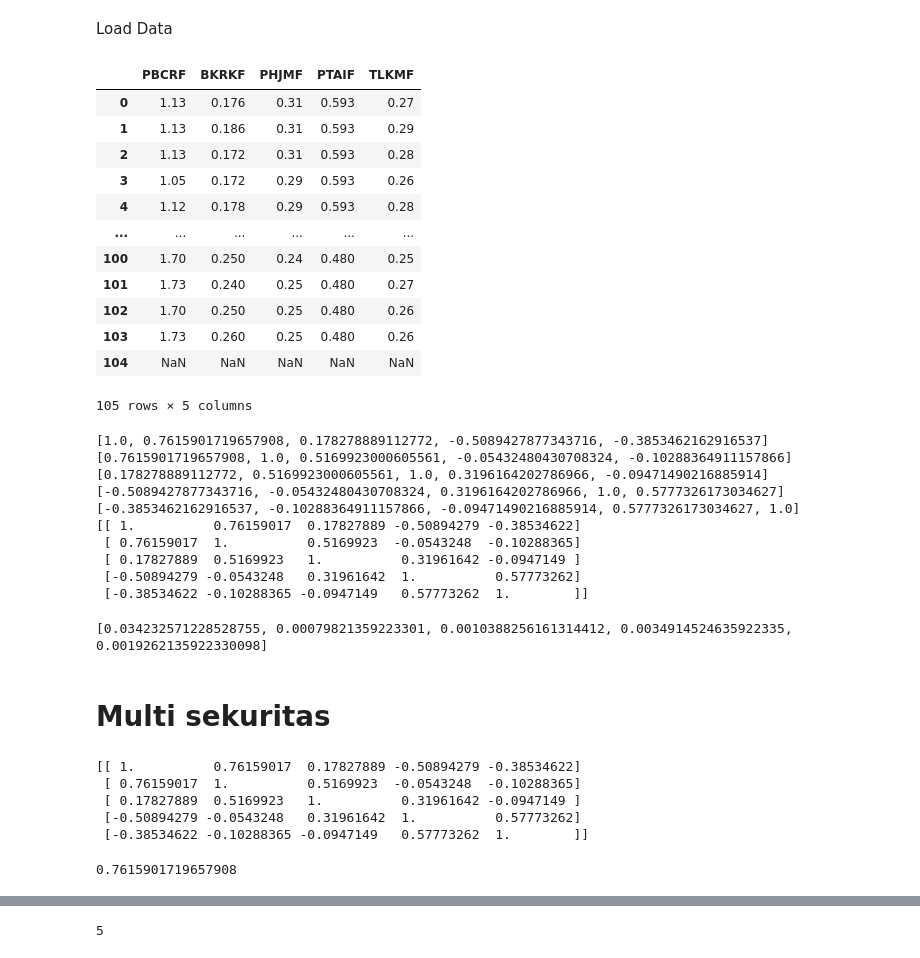
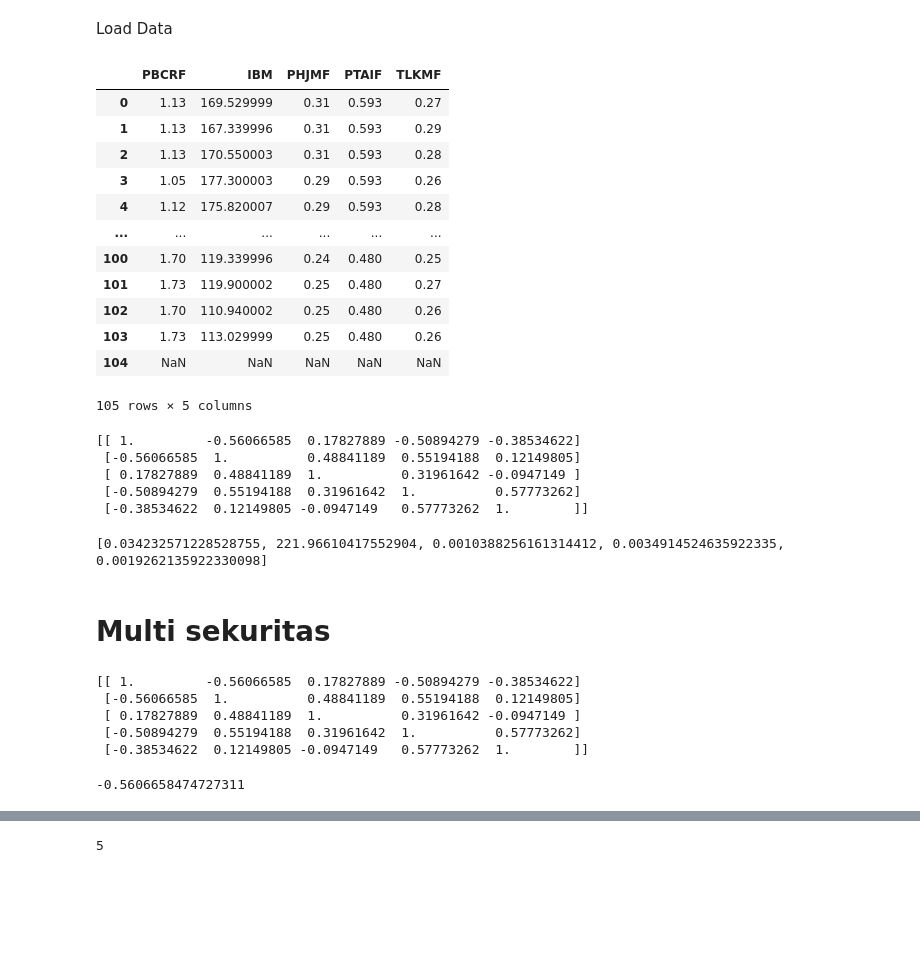
Before and after one commit to relfarizi/Portfolio-Saham, a Jupyter notebook: Portfolio_Saham.ipynb, the cells around one changed output, grey strips where cells are left out. Cells and saved outputs as stored; diff of their text form; code cells hidden in the pictures; blank space fills up the shorter version.

```diff
--- a/Portfolio_Saham.ipynb
+++ b/Portfolio_Saham.ipynb
@@ -3,37 +5,38 @@ Load Data
 # %%
 import pandas as pd
 
-kode_saham = ["PBCRF","BKRKF","PHJMF","PTAIF","TLKMF"]
+kode_saham = ["PBCRF","IBM","PHJMF","PTAIF","TLKMF"]#
+#kode_saham = ["BA","INTC","AAPL","NVDA","IBM"]
 n = len(kode_saham)
 github = "https://raw.githubusercontent.com/relfarizi/Portfolio-Saham/master/"
 #data[0] = "https://raw.githubusercontent.com/relfarizi/Portfolio-Saham/master/"+data[0]+".csv"
 #data[1] = "https://raw.githubusercontent.com/relfarizi/Portfolio-Saham/master/BKRKF.csv"
 #data[2] = "https://raw.githubusercontent.com/relfarizi/Portfolio-Saham/master/PHJMF.csv"
 #data[3] = "https://raw.githubusercontent.com/relfarizi/Portfolio-Saham/master/PTAIF.csv"
 #data[4] = "https://raw.githubusercontent.com/relfarizi/Portfolio-Saham/master/TLKMF.csv"
 
 df = []
 for i in range(n) :
   datas = pd.read_csv(github+kode_saham[i]+".csv")
   data_tmp = datas["Close"]
   df.append(data_tmp)
   #print(data_tmp.shape)
 
 dataset = pd.concat(df, axis=1, sort=False)
-dataset.columns = data
+dataset.columns = kode_saham
 dataset
 # %% [output]
-|  | PBCRF | BKRKF | PHJMF | PTAIF | TLKMF |
-| 0 | 1.13 | 0.176 | 0.31 | 0.593 | 0.27 |
-| 1 | 1.13 | 0.186 | 0.31 | 0.593 | 0.29 |
-| 2 | 1.13 | 0.172 | 0.31 | 0.593 | 0.28 |
-| 3 | 1.05 | 0.172 | 0.29 | 0.593 | 0.26 |
-| 4 | 1.12 | 0.178 | 0.29 | 0.593 | 0.28 |
+|  | PBCRF | IBM | PHJMF | PTAIF | TLKMF |
+| 0 | 1.13 | 169.529999 | 0.31 | 0.593 | 0.27 |
+| 1 | 1.13 | 167.339996 | 0.31 | 0.593 | 0.29 |
+| 2 | 1.13 | 170.550003 | 0.31 | 0.593 | 0.28 |
+| 3 | 1.05 | 177.300003 | 0.29 | 0.593 | 0.26 |
+| 4 | 1.12 | 175.820007 | 0.29 | 0.593 | 0.28 |
 | ... | ... | ... | ... | ... | ... |
-| 100 | 1.70 | 0.250 | 0.24 | 0.480 | 0.25 |
-| 101 | 1.73 | 0.240 | 0.25 | 0.480 | 0.27 |
-| 102 | 1.70 | 0.250 | 0.25 | 0.480 | 0.26 |
-| 103 | 1.73 | 0.260 | 0.25 | 0.480 | 0.26 |
+| 100 | 1.70 | 119.339996 | 0.24 | 0.480 | 0.25 |
+| 101 | 1.73 | 119.900002 | 0.25 | 0.480 | 0.27 |
+| 102 | 1.70 | 110.940002 | 0.25 | 0.480 | 0.26 |
+| 103 | 1.73 | 113.029999 | 0.25 | 0.480 | 0.26 |
 | 104 | NaN | NaN | NaN | NaN | NaN |
 105 rows × 5 columns
 # %%
@@ -42,20 +45,15 @@ dataset = dataset.dropna()
 list_corr = []
 for x in dataset.corr():
   list_corr.append(dataset.corr()[x].tolist())
-  print(dataset.corr()[x].tolist())
+  #print(dataset.corr()[x].tolist())
 rho = np.array(list_corr)
 print(rho)
 # %% [output]
-[1.0, 0.7615901719657908, 0.178278889112772, -0.5089427877343716, -0.3853462162916537]
-[0.7615901719657908, 1.0, 0.5169923000605561, -0.05432480430708324, -0.10288364911157866]
-[0.178278889112772, 0.5169923000605561, 1.0, 0.3196164202786966, -0.09471490216885914]
-[-0.5089427877343716, -0.05432480430708324, 0.3196164202786966, 1.0, 0.5777326173034627]
-[-0.3853462162916537, -0.10288364911157866, -0.09471490216885914, 0.5777326173034627, 1.0]
-[[ 1.          0.76159017  0.17827889 -0.50894279 -0.38534622]
- [ 0.76159017  1.          0.5169923  -0.0543248  -0.10288365]
- [ 0.17827889  0.5169923   1.          0.31961642 -0.0947149 ]
- [-0.50894279 -0.0543248   0.31961642  1.          0.57773262]
- [-0.38534622 -0.10288365 -0.0947149   0.57773262  1.        ]]
+[[ 1.         -0.56066585  0.17827889 -0.50894279 -0.38534622]
+ [-0.56066585  1.          0.48841189  0.55194188  0.12149805]
+ [ 0.17827889  0.48841189  1.          0.31961642 -0.0947149 ]
+ [-0.50894279  0.55194188  0.31961642  1.          0.57773262]
+ [-0.38534622  0.12149805 -0.0947149   0.57773262  1.        ]]
 # %%
 import statistics as st
 var = []
@@ -64,7 +62,7 @@ for x in dataset :
   var.append(st.variance(tmp))
 print(var)
 # %% [output]
-[0.034232571228528755, 0.00079821359223301, 0.0010388256161314412, 0.0034914524635922335, 0.0019262135922330098]
+[0.034232571228528755, 221.96610417552904, 0.0010388256161314412, 0.0034914524635922335, 0.0019262135922330098]
 # %% [markdown]
 # Multi sekuritas
 # %%
@@ -98,15 +96,15 @@ for i in range(n) :
       rho[i][j] = rho[j][i]
 print(rho)
 # %% [output]
-[[ 1.          0.76159017  0.17827889 -0.50894279 -0.38534622]
- [ 0.76159017  1.          0.5169923  -0.0543248  -0.10288365]
- [ 0.17827889  0.5169923   1.          0.31961642 -0.0947149 ]
- [-0.50894279 -0.0543248   0.31961642  1.          0.57773262]
- [-0.38534622 -0.10288365 -0.0947149   0.57773262  1.        ]]
+[[ 1.         -0.56066585  0.17827889 -0.50894279 -0.38534622]
+ [-0.56066585  1.          0.48841189  0.55194188  0.12149805]
+ [ 0.17827889  0.48841189  1.          0.31961642 -0.0947149 ]
+ [-0.50894279  0.55194188  0.31961642  1.          0.57773262]
+ [-0.38534622  0.12149805 -0.0947149   0.57773262  1.        ]]
 # %%
 print(rho[0][1])
 # %% [output]
-0.7615901719657908
+-0.5606658474727311
 # %%
 def is_short_selling(rho,std_dev):
   n = len(rho)
```
Also changed, not shown: parts of 19 cells of this notebook.
